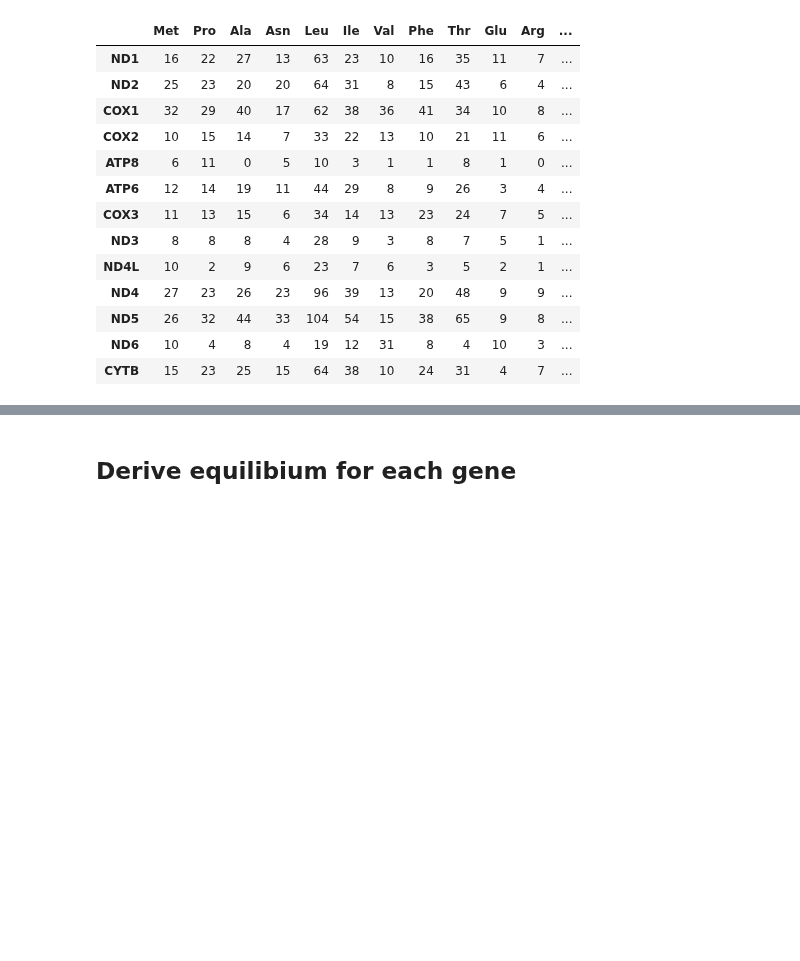
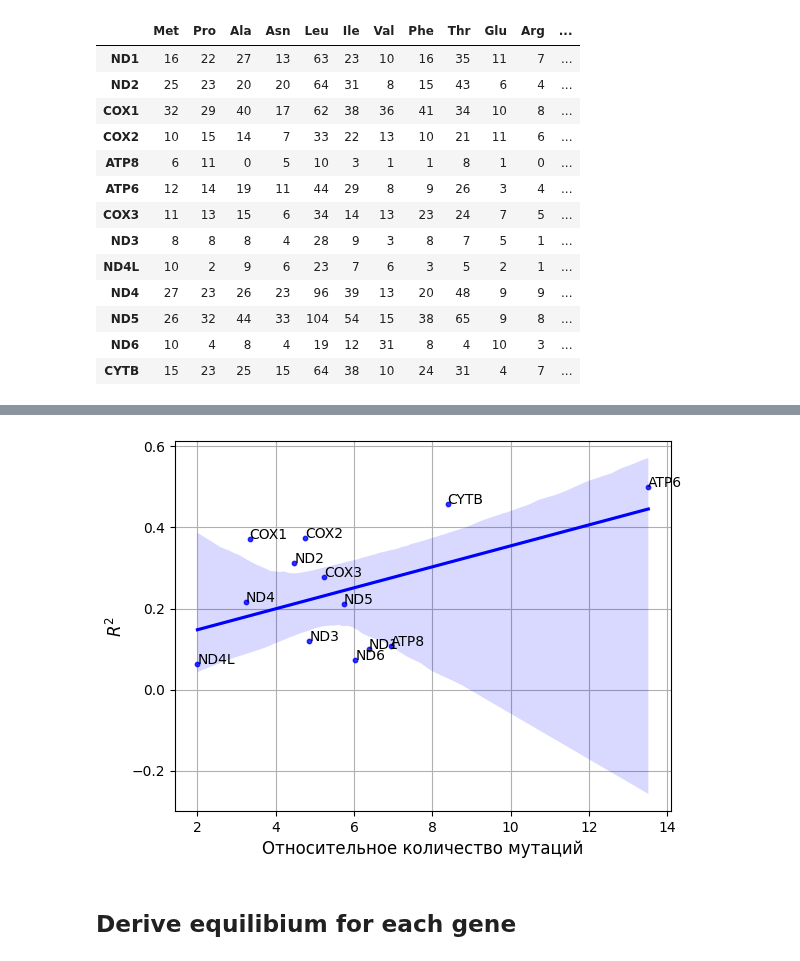
Before and after one commit to mitoclub/AminoAcidShift, a Jupyter notebook: human_germline.ipynb, the cells around one changed output, grey strips where cells are left out. Cells and saved outputs as stored; diff of their text form; code cells hidden in the pictures; blank space fills up the shorter version.

```diff
--- a/human_germline.ipynb
+++ b/human_germline.ipynb
@@ -339,3 +383,14 @@ PearsonRResult(statistic=np.float64(0.6139860946268602), pvalue=np.float64(0.025
+# %%
+ax=sns.regplot(data=metrics, x='mut_count_rel', y='r2', scatter_kws={'s':10}, color='blue')
+for gene, row in metrics.iterrows():
+    plt.text(row['mut_count_rel'], row['r2'], gene)
+
+plt.ylabel('$R^2$', fontsize=12)
+plt.xlabel('Относительное количество мутаций', fontsize=12)
+plt.grid(True)
+ax.set_axisbelow(True)
+# %% [output]
+[figure, added]
 # %% [markdown]
 ## Derive equilibium for each gene
 # %%
```
Also changed, not shown: parts of 5 cells of this notebook, 1 other file.
